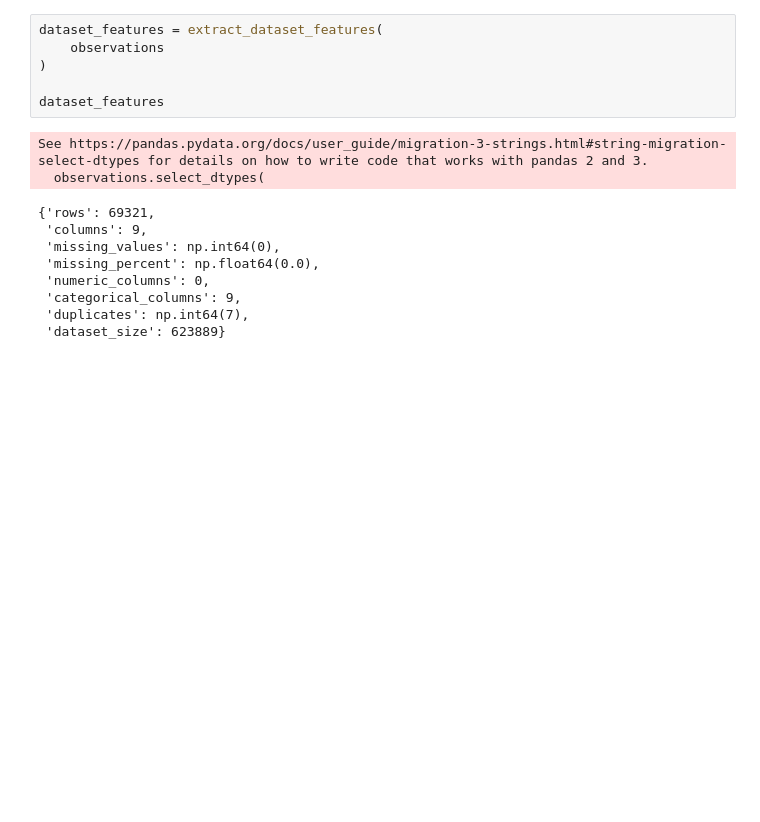
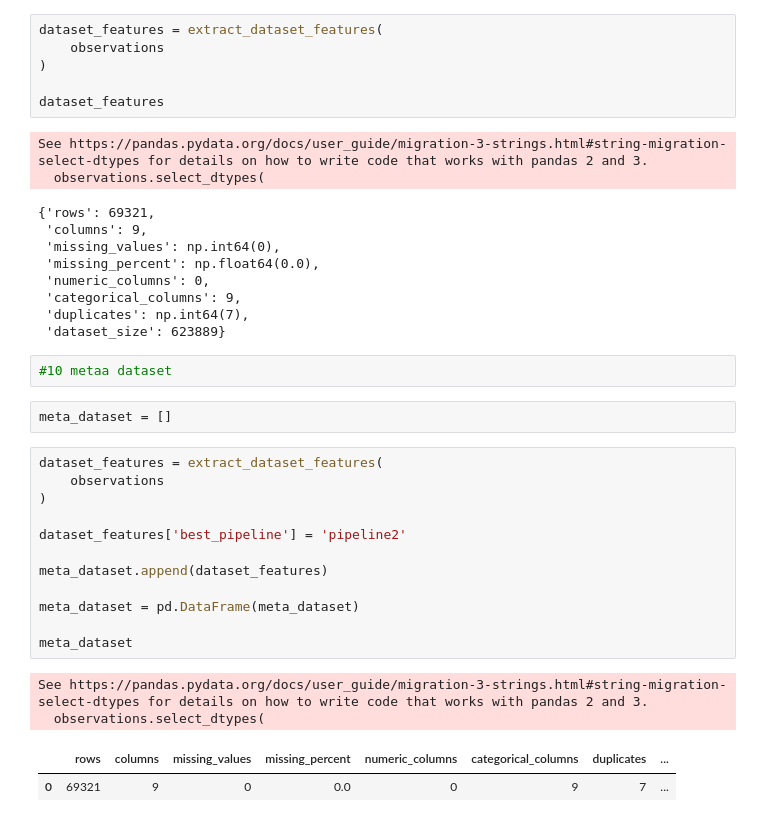
Before and after one commit to anshxp/TrippinnI-proto, a Jupyter notebook: notebooks/data_exploration.ipynb, the cells around one changed output. Drawn from its saved outputs; the diff is of its cells as text; blank space fills up the shorter version.

Commit message:
Tmplemented step 10: Meta Dataset Generation

```diff
--- a/notebooks/data_exploration.ipynb
+++ b/notebooks/data_exploration.ipynb
@@ -1173,3 +1173,24 @@ See https://pandas.pydata.org/docs/user_guide/migration-3-strings.html#string-mi
  'categorical_columns': 9,
  'duplicates': np.int64(7),
  'dataset_size': 623889}
+# %%
+#10 metaa dataset
+# %%
+meta_dataset = []
+# %%
+dataset_features = extract_dataset_features(
+    observations
+)
+
+dataset_features['best_pipeline'] = 'pipeline2'
+
+meta_dataset.append(dataset_features)
+
+meta_dataset = pd.DataFrame(meta_dataset)
+
+meta_dataset
+# %% [output]
+See https://pandas.pydata.org/docs/user_guide/migration-3-strings.html#string-migration-select-dtypes for details on how to write code that works with pandas 2 and 3.
+  observations.select_dtypes(
+|  | rows | columns | missing_values | missing_percent | numeric_columns | categorical_columns | duplicates | ... |
+| 0 | 69321 | 9 | 0 | 0.0 | 0 | 9 | 7 | ... |
```
Also changed, not shown: 1 other file.
